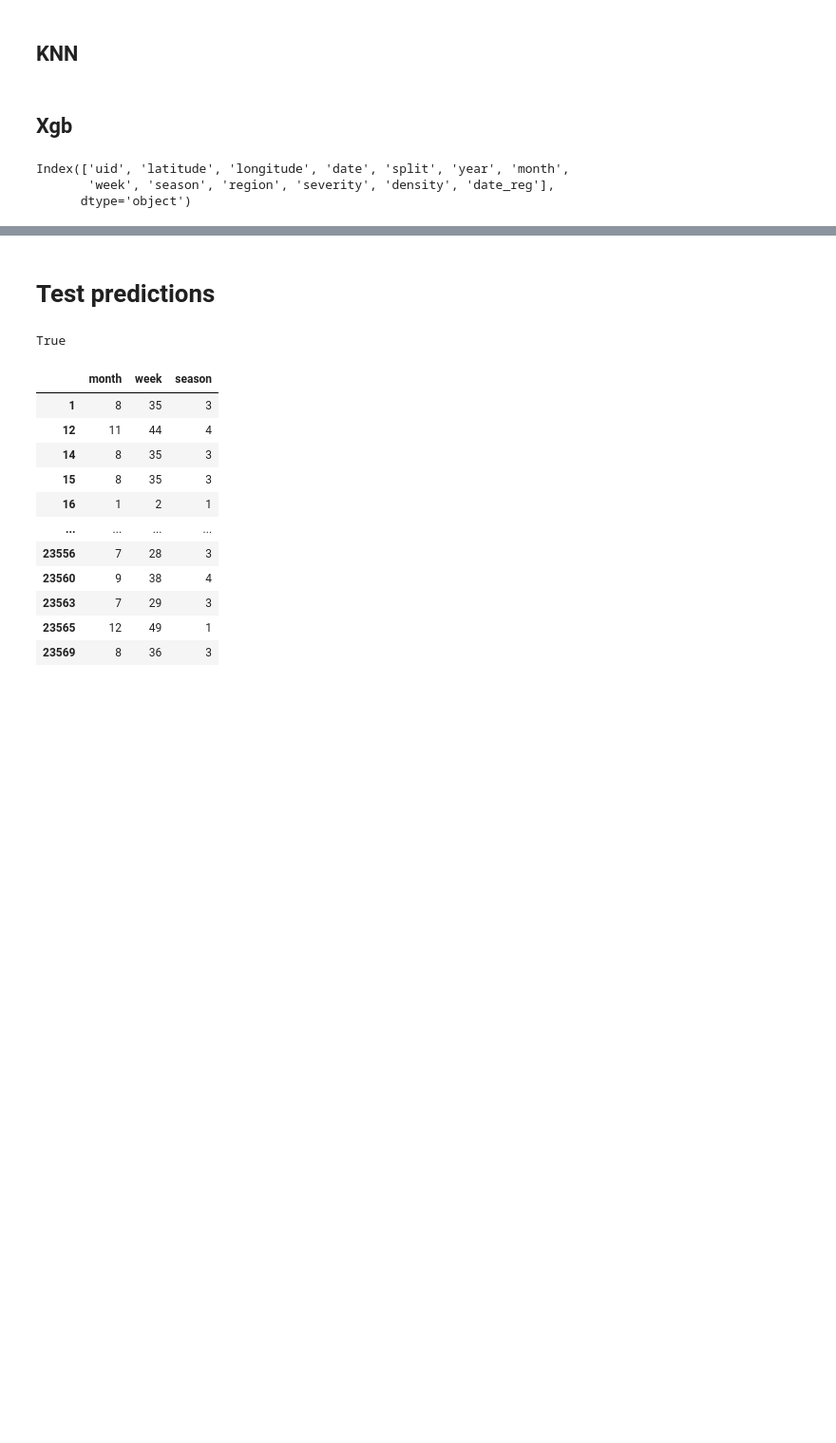
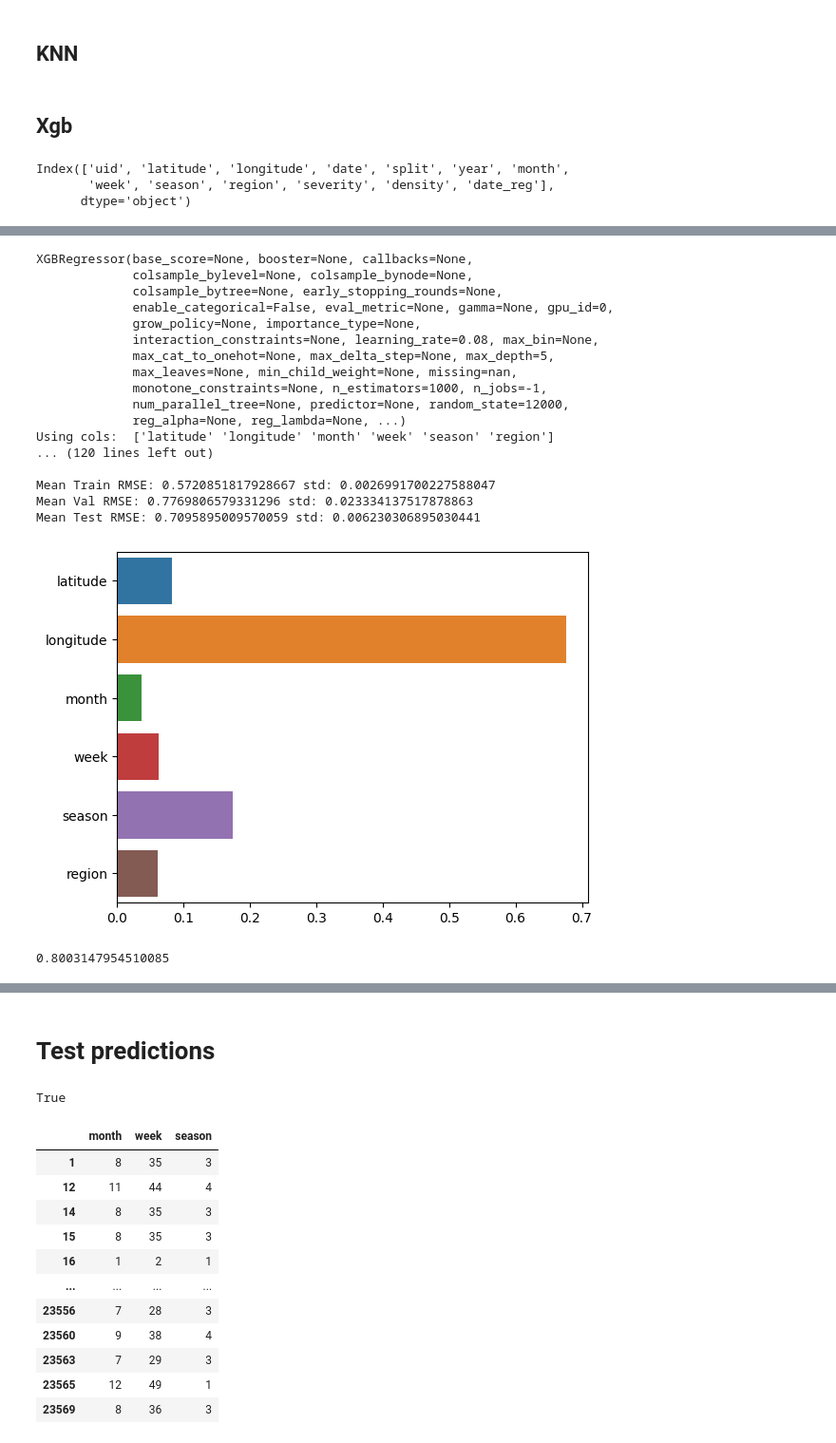
Before and after one commit to k-loki/Algal-bloom-Identification, a Jupyter notebook: notebooks/mt_data_again.ipynb, the cells around one changed output, grey strips where cells are left out. Shown at 95% size. Saved outputs shown, nothing was run; the diff lists cells and outputs as text; code cells hidden in the pictures; blank space fills up the shorter version.

```diff
--- a/notebooks/mt_data_again.ipynb
+++ b/notebooks/mt_data_again.ipynb
@@ -351,19 +343,25 @@ def cv_it(model, X_train=None, y_train=None, X_test=None, y_test=None, splits=10
             X_train_subset['latlng'] = X_train_subset.latitude.astype(str) + '_' + X_train_subset.longitude.astype(str)
 
             drp_idx = X_val_subset[X_val_subset.latlng.isin(X_train_subset.latlng)].index
+
+            X_train_subset = pd.concat([X_train_subset, X_val_subset.loc[drp_idx]], axis=0)
+            y_train_subset = pd.concat([y_train_subset, y_val_subset.loc[drp_idx]], axis=0)
+
             X_val_subset.drop(drp_idx, inplace=True)
             y_val_subset.drop(drp_idx, inplace=True)
 
+            # make sure no latlng is in both train and val_data
             assert X_val_subset.latlng.isin(X_train_subset.latlng).sum() == 0
 
             # drop latlng
             X_val_subset.drop('latlng', axis=1, inplace=True)
             X_train_subset.drop('latlng', axis=1, inplace=True)
-        except:
-            pass
+        except Exception as e:
+            print('Error in making val set more similar to test set')
+            print(e)
 
         assert X_train_subset.columns.tolist() == X_val_subset.columns.tolist()
-        assert X_train_subset.columns.tolist() == X_test.columns.tolist()
+        # assert X_train_subset.columns.tolist() == X_test.columns.tolist()
 
         print(f'Training on {X_train_subset.shape[0]} samples' )
         print(f'Validating on {X_val_subset.shape[0]} samples' )
@@ -526,25 +480,0 @@ rounded_rmses = pd.DataFrame(columns=['train_rmse', 'val_rmse', 'test_rmse'], in
-# %%
-for i in range(0, 13):
-    print('$$$$$$$$$$$$$$$$$$$$$$$$$$$$$$$$$$$$$$$$$$$$$$$$$$$$$$$$$$$$$$$$$$$$$$$$$$$$$$$$$$$$$$$$$$$$$$$$$$$$$$$$')
-    print(f"rounding to {i} decimal places")
-    X_train.latitude = np.round(train_lats, i)
-    X_train.longitude = np.round(train_lngs, i)
-
-    X_val.latitude = np.round(val_lats, i)
-    X_val.longitude = np.round(val_lngs, i)
-
-    xgb = XGBRegressor(n_estimators=1000, max_depth=5, learning_rate=0.1, n_jobs=-1, random_state=12_000, tree_method='gpu_hist', gpu_id=0)
-    print(xgb)
-
-    te_preds, tr_preds, tr_rmse, val_rmse, test_rmse = cv_it(model=xgb, X_train=X_train, y_train=y_train, X_test=X_val, y_test=y_val, splits=10, cv_predict=True)
-
-    rounded_rmses.loc[i, 'train_rmse'] = tr_rmse
-    rounded_rmses.loc[i, 'val_rmse'] = val_rmse
-    rounded_rmses.loc[i, 'test_rmse'] = test_rmse
-
-    analyize_matches(y_val, np.clip(np.round(np.mean(te_preds, axis=1)), 1, 5))
-    analyize_matches(y_train, np.clip(np.round(tr_preds), 1, 5))
-    print('-------------------------------------------------------------------')
-    region_wise_peformance(y_data=tr_data, preds=np.clip(np.round(tr_preds), 1, 5))
-    region_wise_peformance(y_data=val_data, preds=np.clip(np.round(np.mean(te_preds, axis=1)), 1, 5))
-    print('$$$$$$$$$$$$$$$$$$$$$$$$$$$$$$$$$$$$$$$$$$$$$$$$$$$$$$$$$$$$$$$$$$$$$$$$$$$$$$$$$$$$$$$$$$$$$$$$$$$$$$$$')
@@ -635,0 +481,28 @@ for i in range(0, 13):
+# %%
+xgb = XGBRegressor(n_estimators=1000, max_depth=5, n_jobs=-1, learning_rate=0.08, random_state=12_000, tree_method='gpu_hist', gpu_id=0)
+print(xgb)
+
+te_preds, tr_preds, *_ = cv_it(model=xgb, X_train=X_train, y_train=y_train, X_test=X_val, y_test=y_val, splits=10, cv_predict=True)
+# %% [output]
+XGBRegressor(base_score=None, booster=None, callbacks=None,
+             colsample_bylevel=None, colsample_bynode=None,
+             colsample_bytree=None, early_stopping_rounds=None,
+             enable_categorical=False, eval_metric=None, gamma=None, gpu_id=0,
+             grow_policy=None, importance_type=None,
+             interaction_constraints=None, learning_rate=0.08, max_bin=None,
+             max_cat_to_onehot=None, max_delta_step=None, max_depth=5,
+             max_leaves=None, min_child_weight=None, missing=nan,
+             monotone_constraints=None, n_estimators=1000, n_jobs=-1,
+             num_parallel_tree=None, predictor=None, random_state=12000,
+             reg_alpha=None, reg_lambda=None, ...)
+Using cols:  ['latitude' 'longitude' 'month' 'week' 'season' 'region']
+... (120 lines left out)
+
+Mean Train RMSE: 0.5720851817928667 std: 0.0026991700227588047
+Mean Val RMSE: 0.7769806579331296 std: 0.023334137517878863
+Mean Test RMSE: 0.7095895009570059 std: 0.006230306895030441
+[figure, added]
+# %%
+0.7769806579331296 + 0.023334137517878863
+# %% [output]
+0.8003147954510085
```
Also changed, not shown: parts of 18 cells of this notebook.
